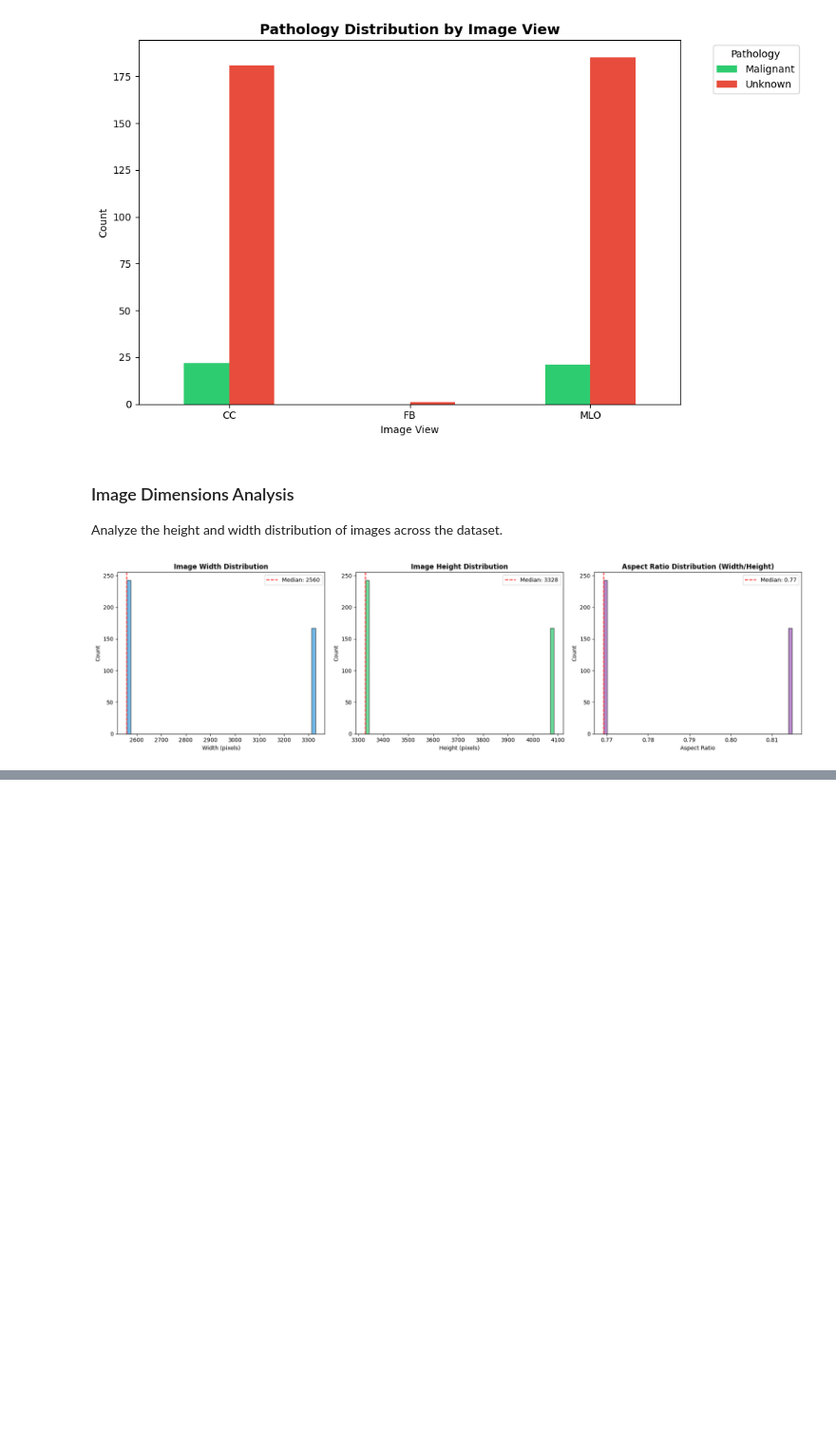
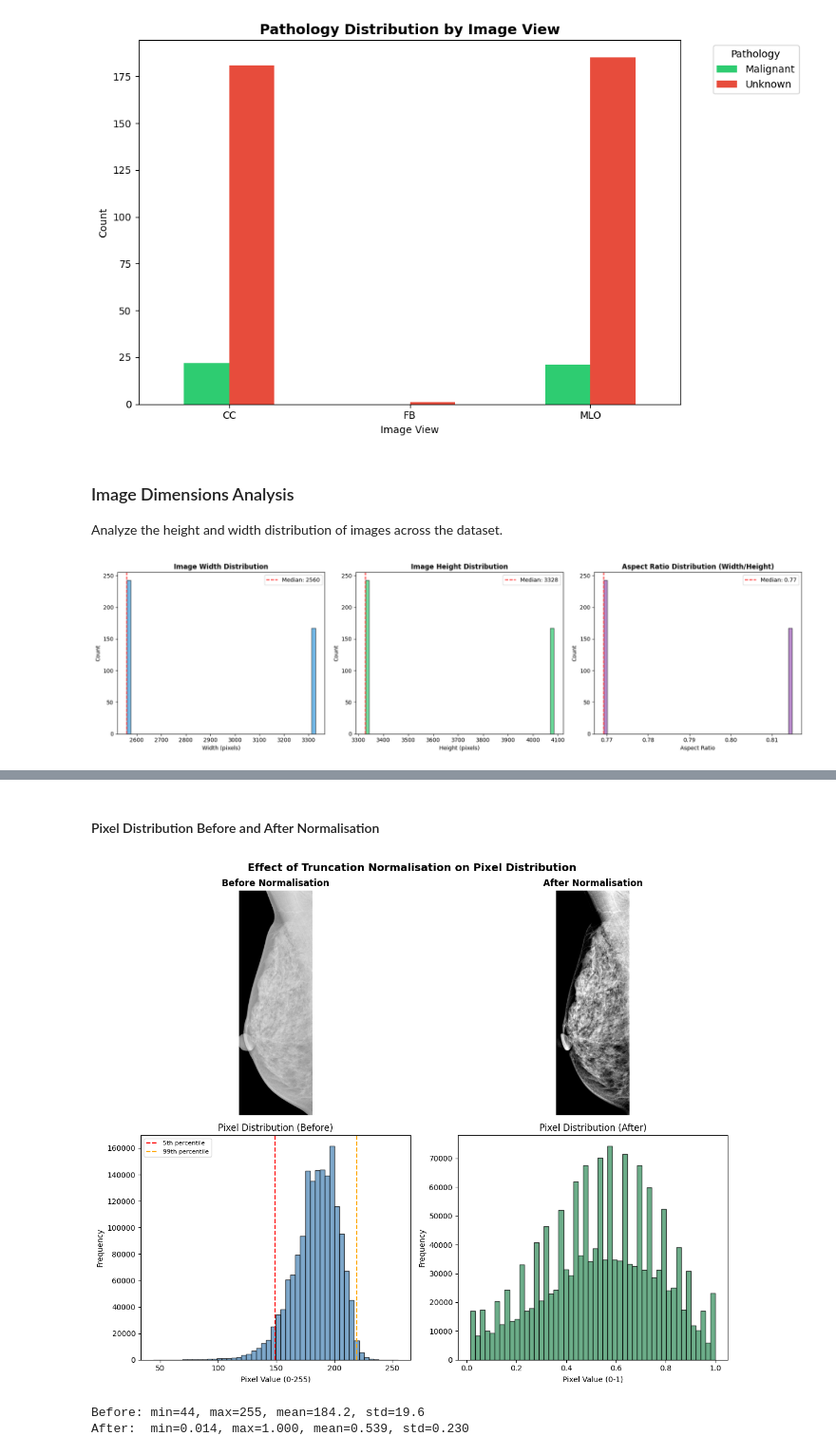
Before and after one commit to lextoumbourou/cm3070-final-project, a Jupyter notebook: notebooks/02-inbreast.ipynb, the cells around one changed output, grey strips where cells are left out. Shown at 95% size. Cells and saved outputs as stored; diff of their text form; code cells hidden in the pictures; blank space fills up the shorter version.

```diff
--- a/notebooks/02-inbreast.ipynb
+++ b/notebooks/02-inbreast.ipynb
@@ -547,0 +733,48 @@ How do I find images across patients?
+# %% [markdown]
+#### Pixel Distribution Before and After Normalisation
+# %%
+# Prepare cropped image for comparison
+img_cropped = sample_img_8bit[y:y+h, x:x+w]
+trunc_img = truncation_normalisation(img_cropped)
+
+# Create figure with images and histograms
+fig, axes = plt.subplots(2, 2, figsize=(12, 10))
+
+# Before normalisation - image
+axes[0, 0].imshow(img_cropped, cmap='gray')
+axes[0, 0].set_title('Before Normalisation', fontweight='bold')
+axes[0, 0].axis('off')
+
+# Before normalisation - histogram
+pixels_before = img_cropped[img_cropped > 0].flatten()
+axes[1, 0].hist(pixels_before, bins=50, color='steelblue', edgecolor='black', alpha=0.7)
+axes[1, 0].set_xlabel('Pixel Value (0-255)')
+axes[1, 0].set_ylabel('Frequency')
+axes[1, 0].set_title('Pixel Distribution (Before)')
+axes[1, 0].axvline(x=np.percentile(pixels_before, 5), color='red', linestyle='--', label='5th percentile')
+axes[1, 0].axvline(x=np.percentile(pixels_before, 99), color='orange', linestyle='--', label='99th percentile')
+axes[1, 0].legend(fontsize=8)
+
+# After normalisation - image
+axes[0, 1].imshow(trunc_img, cmap='gray')
+axes[0, 1].set_title('After Normalisation', fontweight='bold')
+axes[0, 1].axis('off')
+
+# After normalisation - histogram
+pixels_after = trunc_img[trunc_img > 0].flatten()
+axes[1, 1].hist(pixels_after, bins=50, color='seagreen', edgecolor='black', alpha=0.7)
+axes[1, 1].set_xlabel('Pixel Value (0-1)')
+axes[1, 1].set_ylabel('Frequency')
+axes[1, 1].set_title('Pixel Distribution (After)')
+
+plt.suptitle('Effect of Truncation Normalisation on Pixel Distribution', fontsize=14, fontweight='bold')
+plt.tight_layout()
+plt.show()
+
+# Print statistics
+print(f"Before: min={pixels_before.min()}, max={pixels_before.max()}, mean={pixels_before.mean():.1f}, std={pixels_before.std():.1f}")
+print(f"After:  min={pixels_after.min():.3f}, max={pixels_after.max():.3f}, mean={pixels_after.mean():.3f}, std={pixels_after.std():.3f}")
+# %% [output]
+[figure, added]
+Before: min=44, max=255, mean=184.2, std=19.6
+After:  min=0.014, max=1.000, mean=0.539, std=0.230
```
Also changed, not shown: parts of 15 cells of this notebook, 2 other files.
